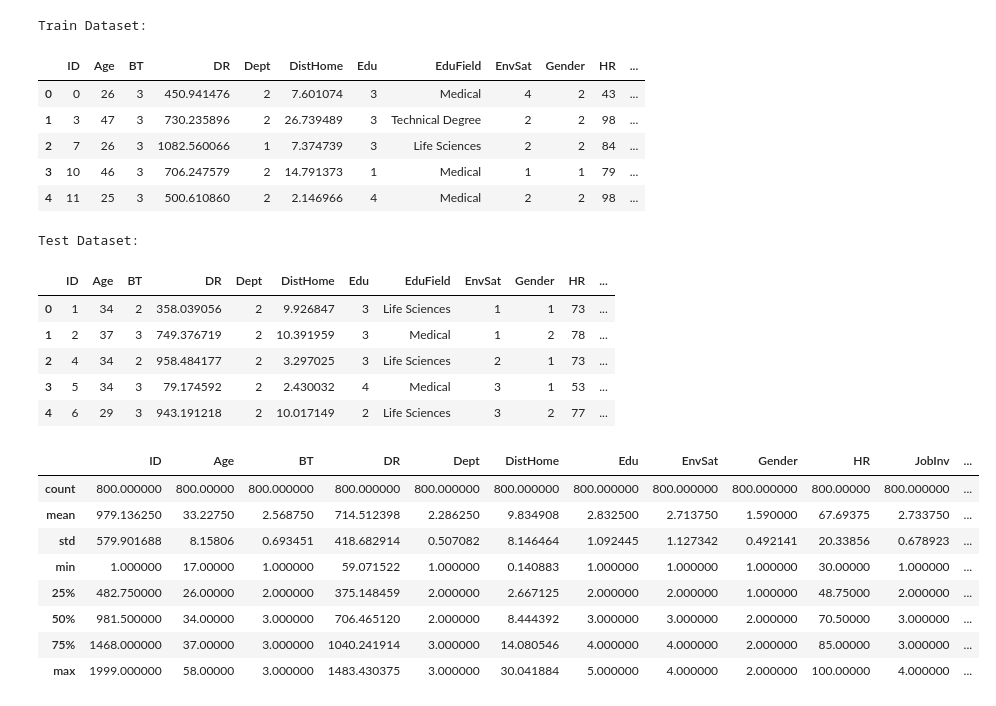
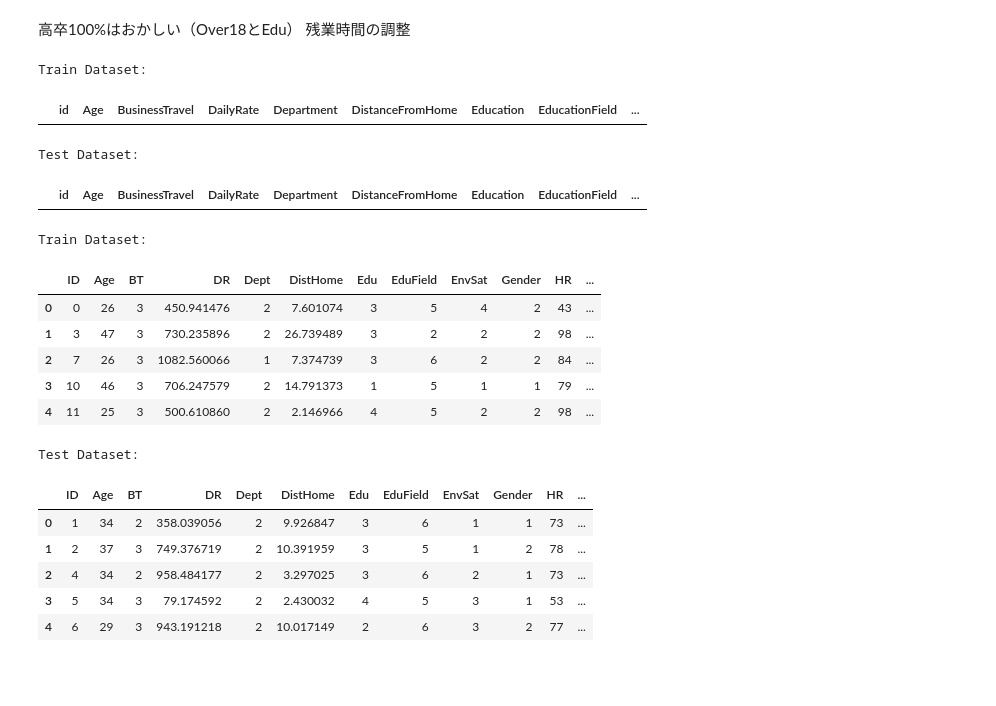
Before and after one commit to Ayamnko/mikanseii, a Jupyter notebook: 【第48回_Beginner限定コンペ】従業員の離職予測.ipynb, the cells around one changed output. Cells and saved outputs as stored; diff of their text form; code cells hidden in the pictures; blank space fills up the shorter version.

```diff
--- a/【第48回_Beginner限定コンペ】従業員の離職予測.ipynb
+++ b/【第48回_Beginner限定コンペ】従業員の離職予測.ipynb
@@ -1,16 +1,15 @@
+# %% [markdown]
+高卒100%はおかしい（Over18とEdu）
+残業時間の調整
 # %%
 #インポート
-import numpy as np
 import pandas as pd
 import matplotlib.pyplot as plt
 import seaborn as sns
+from sklearn.ensemble import RandomForestClassifier
 from sklearn.model_selection import train_test_split
-from sklearn.metrics import confusion_matrix, classification_report
-from sklearn.ensemble import RandomForestClassifier
-from sklearn.preprocessing import PolynomialFeatures
 from sklearn.metrics import accuracy_score
-
-
+from sklearn.ensemble import RandomForestRegressor
 
 # ファイルパスを指定
 train_file = 'train.csv'
@@ -19,6 +18,12 @@ test_file  = 'test.csv'
 # データの読み込み
 train_df = pd.read_csv(train_file)
 test_df  = pd.read_csv(test_file)
+
+# データの確認
+print("Train Dataset:")
+display(train_df[~train_df['Over18'].isin(['Y', 'N'])].head())
+print("\nTest Dataset:")
+display(test_df[~test_df['Over18'].isin(['Y', 'N'])].head())
 
 # カラム名を変更
 column_mapping = {
@@ -39,10 +44,10 @@ column_mapping = {
     'JobSatisfaction'         : 'JobSat',             # 職務満足度 (1=低い, 2=中程度, 3=高い, 4=非常に高い)
     'MaritalStatus'           : 'MarStat',            # 結婚状況 (1=離婚, 2=既婚, 3=未婚)
     'MonthlyIncome'           : 'MonthlyInc',         # 月給
-    'NumCompaniesWorked'      : 'NumComp',            # 勤務会社数
+    'NumCompaniesWorked'      : 'NumComp',            # 何社目の会社であるか
     'Over18'                  : 'Over18',             # 18歳以上 (1=はい, 2=いいえ)
     'OverTime'                : 'OT',                 # 残業 (1=なし, 2=あり)
-    'PercentSalaryHike'       : 'PerSalHike',         # 給与増加率
+    'PercentSalaryHike'       : 'PercentSalHike',     # 給与増加率
     'PerformanceRating'       : 'PerfRating',         # 業績評価
     'RelationshipSatisfaction': 'RelSat',             # 人間関係満足度
     'StandardHours'           : 'StdHours',           # 標準労働時間
@@ -69,53 +74,65 @@ MarStat_map         = { 'Divorced': 1, 'Married': 2, 'Single': 3}
 Over18_map          = {'Y': 1, 'N': 2}
 OT_map              = {'No': 1, 'Yes': 2}
 
 # int型に変換
 train_df['BT']      = train_df['BT'].map(business_travel_map).astype(int)
 train_df['Dept']    = train_df['Dept'].map(department_map)   .astype(int)
 train_df['Gender']  = train_df['Gender'].map(gender_map)     .astype(int)
 train_df['MarStat'] = train_df['MarStat'].map(MarStat_map)   .astype(int)
 train_df['Over18']  = train_df['Over18'].map(Over18_map)     .astype(int)
 train_df['OT']      = train_df['OT'].map(OT_map)             .astype(int)
 train_df['Attrition'] = train_df['Attrition'].astype(int)
 
 test_df['BT']       = test_df['BT'].map(business_travel_map) .astype(int)
 test_df['Dept']     = test_df['Dept'].map(department_map)    .astype(int)
 test_df['Gender']   = test_df['Gender'].map(gender_map)      .astype(int)
 test_df['MarStat']  = test_df['MarStat'].map(MarStat_map)    .astype(int)
 test_df['Over18']   = test_df['Over18'].map(Over18_map)      .astype(int)
 test_df['OT']       = test_df['OT'].map(OT_map)              .astype(int)
 
+
+
+
+# Attrition ==１の数を集計
+attrition_education_counts = train_df[train_df['Attrition'] == 1]['EduField'].value_counts().sort_values()
+attrition_jobrole_counts = train_df[train_df['Attrition'] == 1]['JobRole'].value_counts().sort_values()
+
+# 個数が少ないものから数値に置き換えるためのマッピングを作成
+education_map = {edu: idx+1 for idx, edu in enumerate(attrition_education_counts.index)}
+jobrole_map = {job: idx+1 for idx, job in enumerate(attrition_jobrole_counts.index)}
+
+# Edu列を数値に置き換え
+train_df['EduField'] = train_df['EduField'].map(education_map).astype(int)
+test_df['EduField'] = test_df['EduField'].map(education_map).astype(int)
+
+# Job列を数値に置き換え
+train_df['JobRole'] = train_df['JobRole'].map(jobrole_map).astype(int)
+test_df['JobRole'] = test_df['JobRole'].map(jobrole_map).astype(int)
+
 # 変換後のデータを確認
 # 全ての列が表示されるように設定する
 pd.set_option('display.max_columns', None)  # 全ての列を表示
 pd.set_option('display.max_rows', None)     # 全ての行を表示
 print("Train Dataset:")
 display(train_df.head())
 print("\nTest Dataset:")
 display(test_df.head())
-train_df.describe()
-test_df.describe()
 # %% [output]
 Train Dataset:
-|  | ID | Age | BT | DR | Dept | DistHome | Edu | EduField | EnvSat | Gender | HR | ... |
-| 0 | 0 | 26 | 3 | 450.941476 | 2 | 7.601074 | 3 | Medical | 4 | 2 | 43 | ... |
-| 1 | 3 | 47 | 3 | 730.235896 | 2 | 26.739489 | 3 | Technical Degree | 2 | 2 | 98 | ... |
-| 2 | 7 | 26 | 3 | 1082.560066 | 1 | 7.374739 | 3 | Life Sciences | 2 | 2 | 84 | ... |
-| 3 | 10 | 46 | 3 | 706.247579 | 2 | 14.791373 | 1 | Medical | 1 | 1 | 79 | ... |
-| 4 | 11 | 25 | 3 | 500.610860 | 2 | 2.146966 | 4 | Medical | 2 | 2 | 98 | ... |
+|  | id | Age | BusinessTravel | DailyRate | Department | DistanceFromHome | Education | EducationField | ... |
 Test Dataset:
-|  | ID | Age | BT | DR | Dept | DistHome | Edu | EduField | EnvSat | Gender | HR | ... |
-| 0 | 1 | 34 | 2 | 358.039056 | 2 | 9.926847 | 3 | Life Sciences | 1 | 1 | 73 | ... |
-| 1 | 2 | 37 | 3 | 749.376719 | 2 | 10.391959 | 3 | Medical | 1 | 2 | 78 | ... |
-| 2 | 4 | 34 | 2 | 958.484177 | 2 | 3.297025 | 3 | Life Sciences | 2 | 1 | 73 | ... |
-| 3 | 5 | 34 | 3 | 79.174592 | 2 | 2.430032 | 4 | Medical | 3 | 1 | 53 | ... |
-| 4 | 6 | 29 | 3 | 943.191218 | 2 | 10.017149 | 2 | Life Sciences | 3 | 2 | 77 | ... |
+|  | id | Age | BusinessTravel | DailyRate | Department | DistanceFromHome | Education | EducationField | ... |
+Train Dataset:
-|  | ID | Age | BT | DR | Dept | DistHome | Edu | EnvSat | Gender | HR | JobInv | ... |
-| count | 800.000000 | 800.00000 | 800.000000 | 800.000000 | 800.000000 | 800.000000 | 800.000000 | 800.000000 | 800.000000 | 800.00000 | 800.000000 | ... |
-| mean | 979.136250 | 33.22750 | 2.568750 | 714.512398 | 2.286250 | 9.834908 | 2.832500 | 2.713750 | 1.590000 | 67.69375 | 2.733750 | ... |
-| std | 579.901688 | 8.15806 | 0.693451 | 418.682914 | 0.507082 | 8.146464 | 1.092445 | 1.127342 | 0.492141 | 20.33856 | 0.678923 | ... |
-| min | 1.000000 | 17.00000 | 1.000000 | 59.071522 | 1.000000 | 0.140883 | 1.000000 | 1.000000 | 1.000000 | 30.00000 | 1.000000 | ... |
-| 25% | 482.750000 | 26.00000 | 2.000000 | 375.148459 | 2.000000 | 2.667125 | 2.000000 | 2.000000 | 1.000000 | 48.75000 | 2.000000 | ... |
-| 50% | 981.500000 | 34.00000 | 3.000000 | 706.465120 | 2.000000 | 8.444392 | 3.000000 | 3.000000 | 2.000000 | 70.50000 | 3.000000 | ... |
-| 75% | 1468.000000 | 37.00000 | 3.000000 | 1040.241914 | 3.000000 | 14.080546 | 4.000000 | 4.000000 | 2.000000 | 85.00000 | 3.000000 | ... |
-| max | 1999.000000 | 58.00000 | 3.000000 | 1483.430375 | 3.000000 | 30.041884 | 5.000000 | 4.000000 | 2.000000 | 100.00000 | 4.000000 | ... |
+|  | ID | Age | BT | DR | Dept | DistHome | Edu | EduField | EnvSat | Gender | HR | ... |
+| 0 | 0 | 26 | 3 | 450.941476 | 2 | 7.601074 | 3 | 5 | 4 | 2 | 43 | ... |
+| 1 | 3 | 47 | 3 | 730.235896 | 2 | 26.739489 | 3 | 2 | 2 | 2 | 98 | ... |
+| 2 | 7 | 26 | 3 | 1082.560066 | 1 | 7.374739 | 3 | 6 | 2 | 2 | 84 | ... |
+| 3 | 10 | 46 | 3 | 706.247579 | 2 | 14.791373 | 1 | 5 | 1 | 1 | 79 | ... |
+| 4 | 11 | 25 | 3 | 500.610860 | 2 | 2.146966 | 4 | 5 | 2 | 2 | 98 | ... |
+Test Dataset:
+|  | ID | Age | BT | DR | Dept | DistHome | Edu | EduField | EnvSat | Gender | HR | ... |
+| 0 | 1 | 34 | 2 | 358.039056 | 2 | 9.926847 | 3 | 6 | 1 | 1 | 73 | ... |
+| 1 | 2 | 37 | 3 | 749.376719 | 2 | 10.391959 | 3 | 5 | 1 | 2 | 78 | ... |
+| 2 | 4 | 34 | 2 | 958.484177 | 2 | 3.297025 | 3 | 6 | 2 | 1 | 73 | ... |
+| 3 | 5 | 34 | 3 | 79.174592 | 2 | 2.430032 | 4 | 5 | 3 | 1 | 53 | ... |
+| 4 | 6 | 29 | 3 | 943.191218 | 2 | 10.017149 | 2 | 6 | 3 | 2 | 77 | ... |
```
Also changed, not shown: parts of 4 cells of this notebook.
